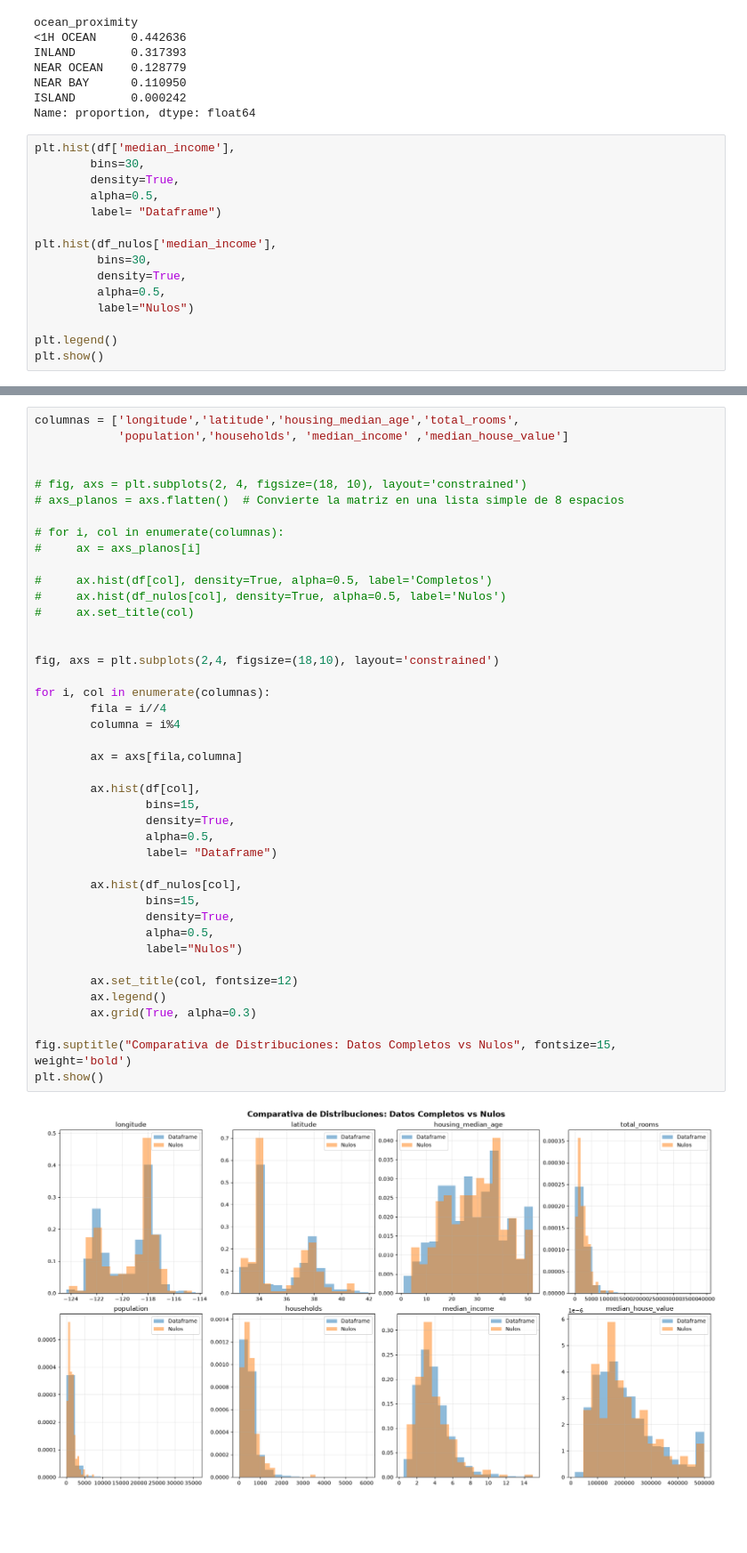
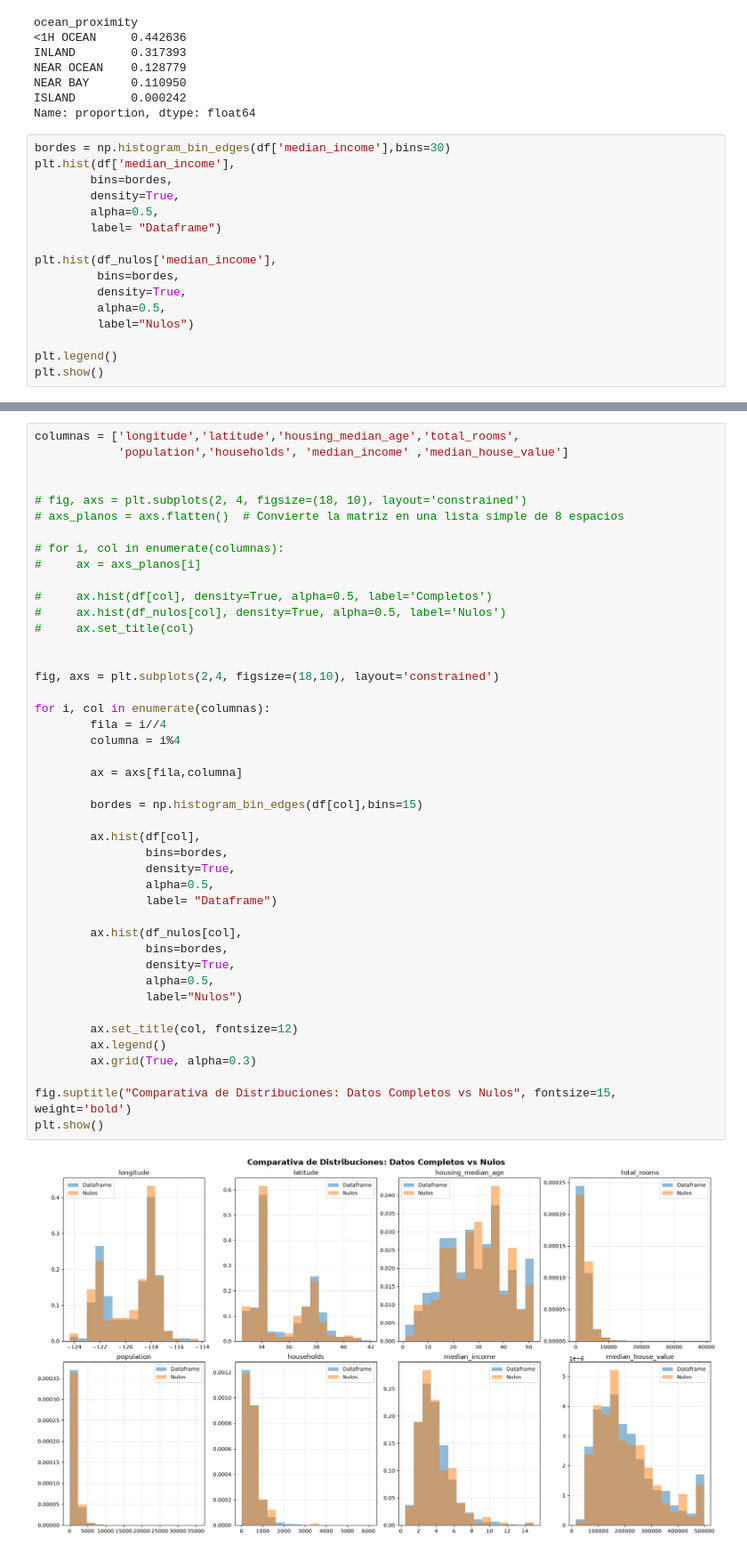
Before and after one commit to CarlosScura/reto-para-magos-de-datos, a Jupyter notebook: 01_california.ipynb, the cells around one changed output, grey strips where cells are left out. Shown at 89% size. Drawn from its saved outputs; the diff is of its cells as text; blank space fills up the shorter version.

Commit message:
Comparar nulos de total_bedrooms con histogramas de bordes compartidos y crear df_limpio sin esas filas

```diff
--- a/01_california.ipynb
+++ b/01_california.ipynb
@@ -74,14 +75,15 @@ NEAR BAY      0.110950
 ISLAND        0.000242
 Name: proportion, dtype: float64
 # %%
+bordes = np.histogram_bin_edges(df['median_income'],bins=30)
 plt.hist(df['median_income'],
-        bins=30,
+        bins=bordes,
         density=True,
         alpha=0.5,
         label= "Dataframe")
 
 plt.hist(df_nulos['median_income'],
-         bins=30,
+         bins=bordes,
          density=True,
          alpha=0.5,
          label="Nulos")
@@ -104,33 +106,35 @@ columnas = ['longitude','latitude','housing_median_age','total_rooms',
 #     ax.hist(df[col], density=True, alpha=0.5, label='Completos')
 #     ax.hist(df_nulos[col], density=True, alpha=0.5, label='Nulos')
 #     ax.set_title(col)
 
 
 fig, axs = plt.subplots(2,4, figsize=(18,10), layout='constrained')
 
 for i, col in enumerate(columnas):
         fila = i//4
         columna = i%4
 
         ax = axs[fila,columna]
 
+        bordes = np.histogram_bin_edges(df[col],bins=15)
+
         ax.hist(df[col],
-                bins=15,
+                bins=bordes,
                 density=True,
                 alpha=0.5,
                 label= "Dataframe")
 
         ax.hist(df_nulos[col],
-                bins=15,
+                bins=bordes,
                 density=True,
                 alpha=0.5,
                 label="Nulos")
 
         ax.set_title(col, fontsize=12)
         ax.legend()
         ax.grid(True, alpha=0.3)
 
 fig.suptitle("Comparativa de Distribuciones: Datos Completos vs Nulos", fontsize=15, weight='bold')
 plt.show()
 # %% [output]
-[figure, old version]
+[figure, new version]
```
Also changed, not shown: parts of 6 cells of this notebook.
